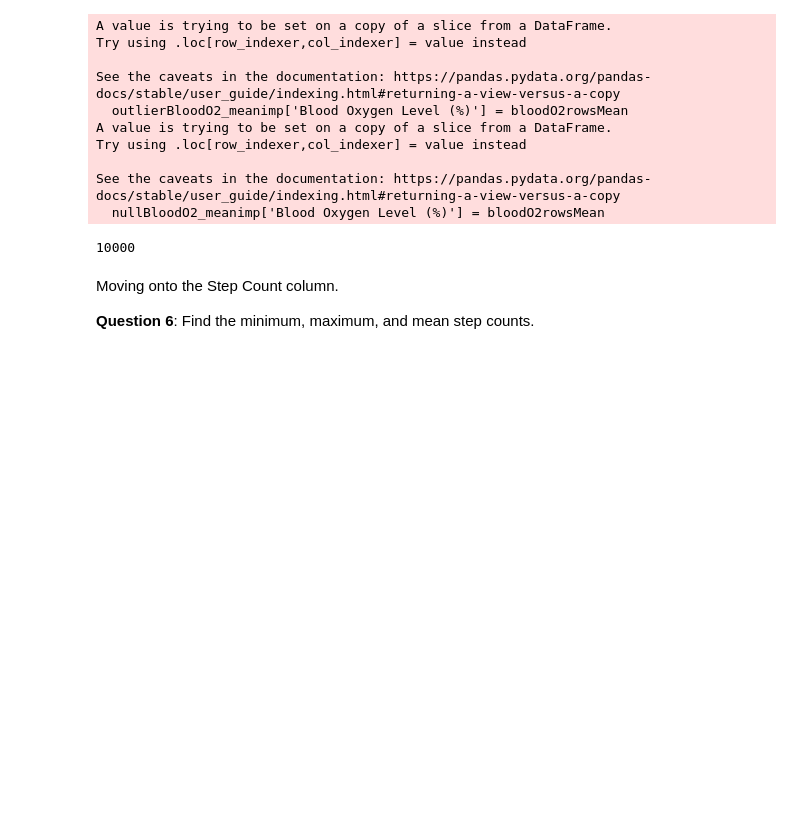
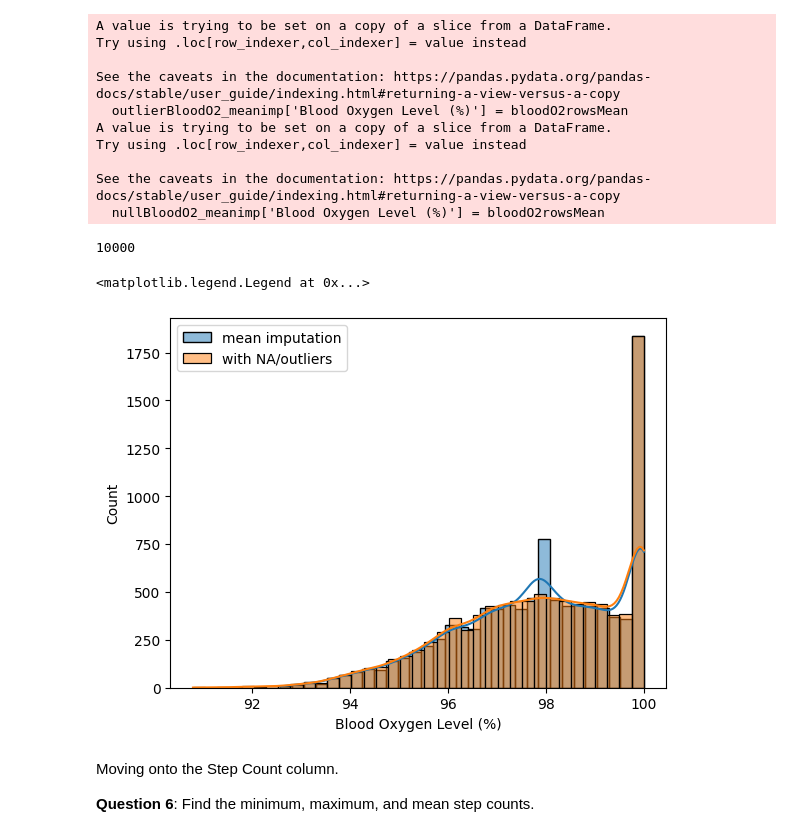
Before and after one commit to BMC-Intersectional-Data-Feminism/exercise-2-data-cleaning-and-analysis-gforesman, a Jupyter notebook: exercise2.ipynb, the cells around one changed output. Saved outputs shown, nothing was run; the diff lists cells and outputs as text; code cells hidden in the pictures; blank space fills up the shorter version.

```diff
--- a/exercise2.ipynb
+++ b/exercise2.ipynb
@@ -207,14 +247,14 @@ ANSWER:
 ## use this space or additional cells to deal with the missing/outlier values.
 
 #identifying the outliers
-outlierBloodO2rows = smartwatch[smartwatch['Blood Oxygen Level (%)'] < 92.5]
-nullBloodO2rows = smartwatch[smartwatch['Blood Oxygen Level (%)'].isnull()]
+outlierBloodO2rows = smartwatch_hr[smartwatch_hr['Blood Oxygen Level (%)'] < 92.5]
+nullBloodO2rows = smartwatch_hr[smartwatch_hr['Blood Oxygen Level (%)'].isnull()]
 
 print(outlierBloodO2rows)
 print(nullBloodO2rows)
 
 # creating a new df where retain only cases with blood oxygen > 92.5 and no null data
-bloodO2rows = smartwatch[(~smartwatch['Blood Oxygen Level (%)'].isna()) & (smartwatch['Blood Oxygen Level (%)'] > 92.5)]
+bloodO2rows = smartwatch_hr[(~smartwatch_hr['Blood Oxygen Level (%)'].isna()) & (smartwatch_hr['Blood Oxygen Level (%)'] > 92.5)]
 
 #print number of cases left
 print(len(bloodO2rows))
@@ -290,17 +331,26 @@ Try using .loc[row_indexer,col_indexer] = value instead
 See the caveats in the documentation: https://pandas.pydata.org/pandas-docs/stable/user_guide/indexing.html#returning-a-view-versus-a-copy
   nullBloodO2_meanimp['Blood Oxygen Level (%)'] = bloodO2rowsMean
 # %%
-
 #final choice: mean imputation
 #why? Mean imputation allows you to keep all of your rows, especially as you are cleaning data for multiple cols
 smartwatch_o2 = bloodO2_meanimp
 
 smartwatch_o2
 
 #checking to make sure have right df
 print(len(bloodO2_meanimp))
+
+#visualizations
+sns.histplot(smartwatch_o2['Blood Oxygen Level (%)'], kde= True, label = "mean imputation")
+sns.histplot(smartwatch['Blood Oxygen Level (%)'], kde= True, label = "with NA/outliers")
+plt.legend()
+
+#citations
+#https://seaborn.pydata.org/generated/seaborn.histplot.html
 # %% [output]
 10000
+<matplotlib.legend.Legend at 0x...>
+[figure, added]
 # %% [markdown]
 Moving onto the Step Count column.
 
```
Also changed, not shown: parts of 61 cells of this notebook, 6 other files.
